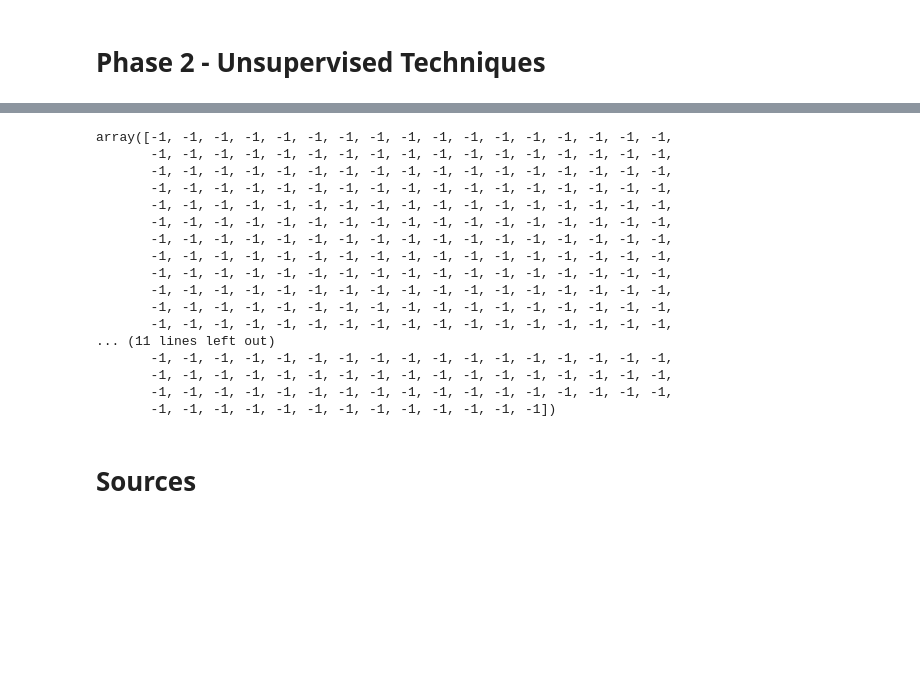
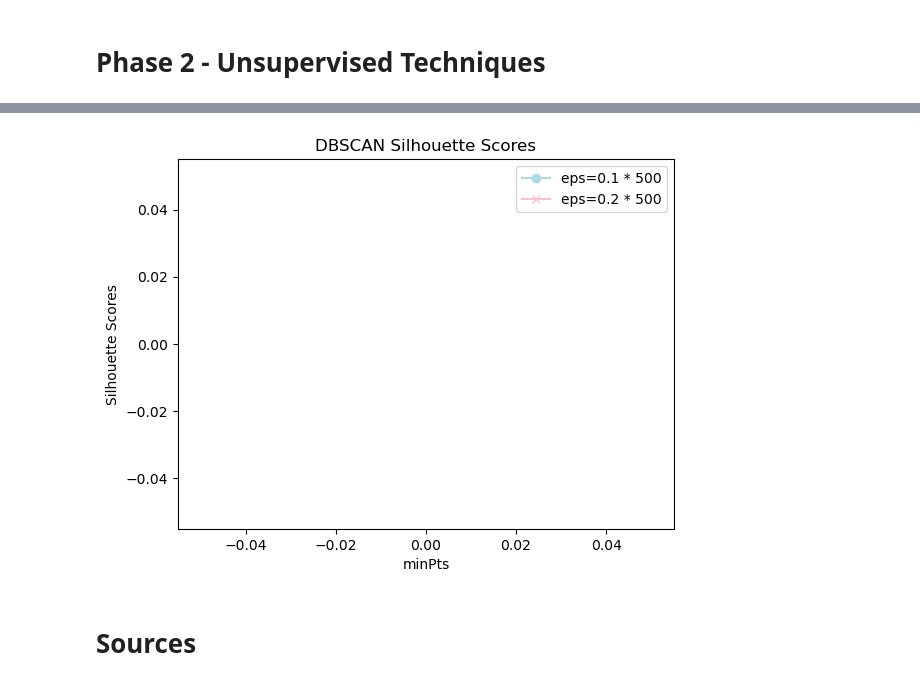
Before and after one commit to Willnguyen02/CS235F25_Course_Project, a Jupyter notebook: [CS235F25]_Course_Project.ipynb, the cells around one changed output, grey strips where cells are left out. Saved outputs shown, nothing was run; the diff lists cells and outputs as text; code cells hidden in the pictures; blank space fills up the shorter version.

```diff
--- a/[CS235F25]_Course_Project.ipynb
+++ b/[CS235F25]_Course_Project.ipynb
@@ -951,24 +959,3 @@ class DBSCAN():
         self.labels = labels
 
         return labels
-# %%
-pp = DBSCAN(eps=0.3, minpts=3)
-pp.fit(X_train)
-# %% [output]
-array([-1, -1, -1, -1, -1, -1, -1, -1, -1, -1, -1, -1, -1, -1, -1, -1, -1,
-       -1, -1, -1, -1, -1, -1, -1, -1, -1, -1, -1, -1, -1, -1, -1, -1, -1,
-       -1, -1, -1, -1, -1, -1, -1, -1, -1, -1, -1, -1, -1, -1, -1, -1, -1,
-       -1, -1, -1, -1, -1, -1, -1, -1, -1, -1, -1, -1, -1, -1, -1, -1, -1,
-       -1, -1, -1, -1, -1, -1, -1, -1, -1, -1, -1, -1, -1, -1, -1, -1, -1,
-       -1, -1, -1, -1, -1, -1, -1, -1, -1, -1, -1, -1, -1, -1, -1, -1, -1,
-       -1, -1, -1, -1, -1, -1, -1, -1, -1, -1, -1, -1, -1, -1, -1, -1, -1,
-       -1, -1, -1, -1, -1, -1, -1, -1, -1, -1, -1, -1, -1, -1, -1, -1, -1,
-       -1, -1, -1, -1, -1, -1, -1, -1, -1, -1, -1, -1, -1, -1, -1, -1, -1,
-       -1, -1, -1, -1, -1, -1, -1, -1, -1, -1, -1, -1, -1, -1, -1, -1, -1,
-       -1, -1, -1, -1, -1, -1, -1, -1, -1, -1, -1, -1, -1, -1, -1, -1, -1,
-       -1, -1, -1, -1, -1, -1, -1, -1, -1, -1, -1, -1, -1, -1, -1, -1, -1,
-... (11 lines left out)
-       -1, -1, -1, -1, -1, -1, -1, -1, -1, -1, -1, -1, -1, -1, -1, -1, -1,
-       -1, -1, -1, -1, -1, -1, -1, -1, -1, -1, -1, -1, -1, -1, -1, -1, -1,
-       -1, -1, -1, -1, -1, -1, -1, -1, -1, -1, -1, -1, -1, -1, -1, -1, -1,
-       -1, -1, -1, -1, -1, -1, -1, -1, -1, -1, -1, -1, -1])
@@ -975,3 +987,52 @@ array([-1, -1, -1, -1, -1, -1, -1, -1, -1, -1, -1, -1, -1, -1, -1, -1, -1,
+# %%
+# Plot Silhouette Score
+
+# Define validation function to check if model is valid for Silhouette scoring
+def validate_dbscan_model(model):
+
+    if not hasattr(model, "labels"): # Check if model has a .label attribute
+        return False
+
+    # Get all unique labels from the model (-1, 0, 1) and removes all noise (-1s)
+    unique_clusters = np.unique(model.labels)
+    unique_clusters = unique_clusters[unique_clusters != -1]
+
+    return len(unique_clusters) >= 2
+
+# Crate lists to store scores
+scores_eps1 = []
+scores_eps2 = []
+
+# Training loop
+# For each model in model_eps1 and model_eps2, if model is validated for silhouette scoring, create a mask to remove noise and apply it to the scoring
+# Append results to the repective lists
+
+for model in model_eps1:
+    if validate_dbscan_model(model):
+        noise_mask = model.labels != -1
+        score = silhouette_score(X[noise_mask], model.labels[noise_mask])
+        scores_eps1.append(score)
+    else:
+        scores_eps1.append(np.nan)
+
+for model in model_eps2:
+    if validate_dbscan_model(model):
+        noise_mask = model.labels != -1
+        score = silhouette_score(X[noise_mask], model.labels[noise_mask])
+        scores_eps2.append(score)
+    else:
+        scores_eps2.append(np.nan)
+
+# Plot scores
+plt.plot(minPts, scores_eps1, marker="o", color="lightblue", label="eps=0.1 * 500")
+plt.plot(minPts, scores_eps2, marker="x", color="pink", label="eps=0.2 * 500")
+plt.title("DBSCAN Silhouette Scores")
+plt.xlabel("minPts")
+plt.ylabel("Silhouette Scores")
+plt.legend()
+plt.show()
+# %% [output]
+[figure, added]
 # %% [markdown]
 # Sources
 # %% [markdown]
```
Also changed, not shown: parts of 7 cells of this notebook.
